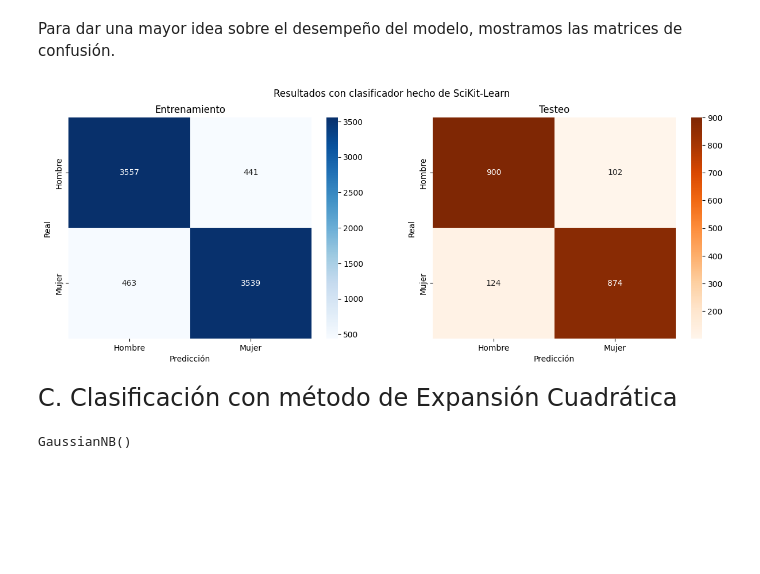
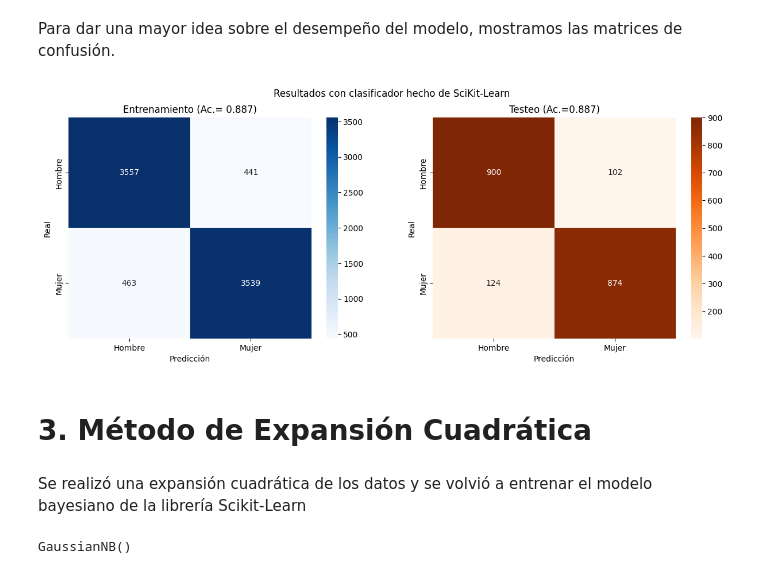
Before and after one commit to MagdalenaLaValle/TPs-Redes-Neuronales-, a Jupyter notebook: Clasificación_Bayesiana.ipynb, the cells around one changed output. Cells and saved outputs as stored; diff of their text form; code cells hidden in the pictures; blank space fills up the shorter version.

```diff
--- a/Clasificación_Bayesiana.ipynb
+++ b/Clasificación_Bayesiana.ipynb
@@ -406,21 +479,23 @@ cm_sklearn_test=confusion_matrix(genero_test_binario, prediccion_sklearn_test)
 # %%
 fig, ax = plt.subplots(1, 2, figsize=(15,5))
 fig.suptitle('Resultados con clasificador hecho de SciKit-Learn')
 
 sns.heatmap(cm_sklearn_train, annot=True, fmt="d", cmap="Blues", ax=ax[0],  xticklabels= etiquetas, yticklabels= etiquetas)
-ax[0].set_title("Entrenamiento")
+ax[0].set_title("Entrenamiento (Ac.= 0.887)")
 ax[0].set_xlabel("Predicción")
 ax[0].set_ylabel("Real")
 
 sns.heatmap(cm_sklearn_test, annot=True, fmt="d", cmap="Oranges", ax=ax[1], xticklabels= etiquetas, yticklabels= etiquetas)
-ax[1].set_title("Testeo")
+ax[1].set_title("Testeo (Ac.=0.887)")
 ax[1].set_xlabel("Predicción")
 ax[1].set_ylabel("Real")
 plt.show()
 # %% [output]
-[figure, old version]
+[figure, new version]
 # %% [markdown]
-<span style="font-size: 24px;"> C. Clasificación con método de Expansión Cuadrática </span>
+# 3. Método de Expansión Cuadrática </span>
+# %% [markdown]
+Se realizó una expansión cuadrática de los datos y se volvió a entrenar el modelo bayesiano de la librería Scikit-Learn
 # %%
 #PREPARO EL VECTOR CON LOS DATOS
 def expandir_datos(wh_vector):
```
Also changed, not shown: parts of 53 cells of this notebook.
